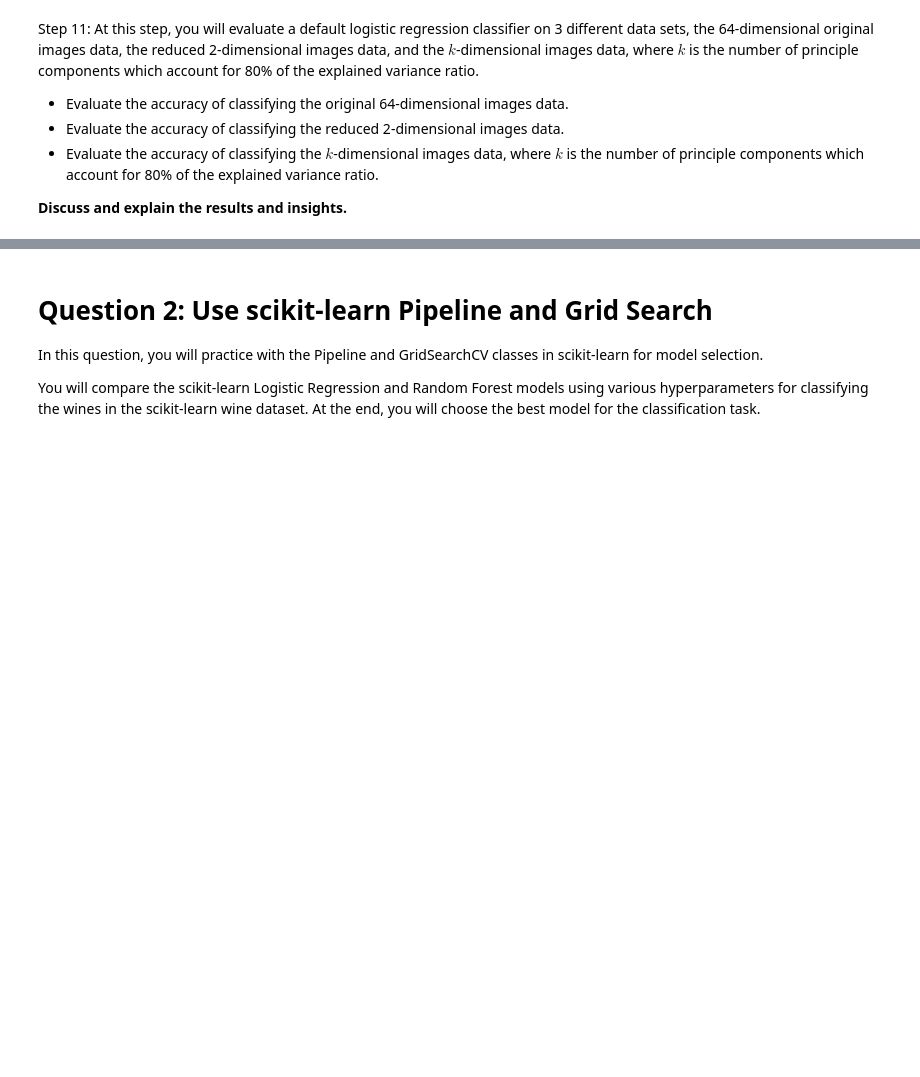
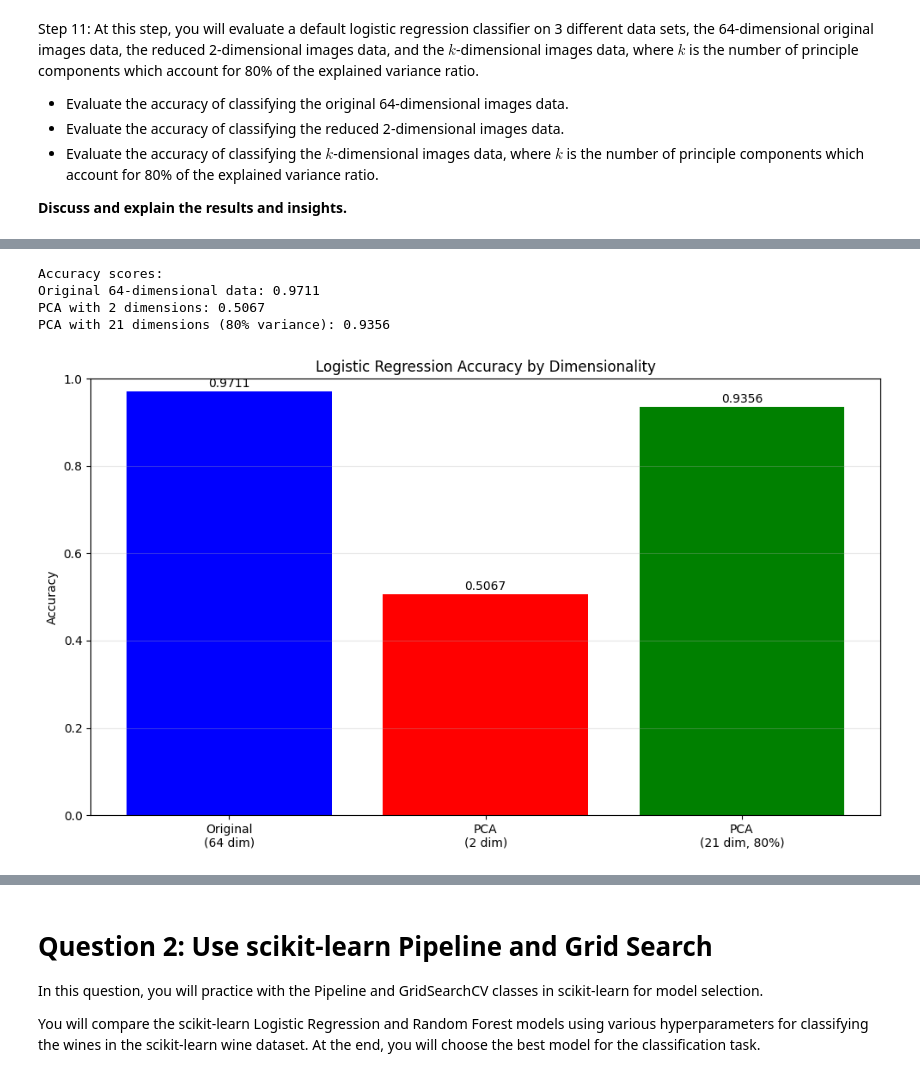
Before and after one commit to Mintass/INFO213, a Jupyter notebook: INFO213_Assignment3.ipynb, the cells around one changed output, grey strips where cells are left out. Cells and saved outputs as stored; diff of their text form; code cells hidden in the pictures; blank space fills up the shorter version.

```diff
--- a/INFO213_Assignment3.ipynb
+++ b/INFO213_Assignment3.ipynb
@@ -64,0 +312,7 @@ Step 11: At this step, you will evaluate a default logistic regression classifie
+# %%
+# 64-dimensional data
+lr_original = LogisticRegression(random_state=42, max_iter=1000)
+lr_original.fit(X_train_std, y_train)
+y_pred_original = lr_original.predict(X_test_std)
+accuracy_original = accuracy_score(y_test, y_pred_original)
+print(classification_report(y_test, y_pred_original))
@@ -64,0 +336,7 @@ Step 11: At this step, you will evaluate a default logistic regression classifie
+# %%
+# 2-dimensional data
+lr_pca_2 = LogisticRegression(random_state=42, max_iter=1000)
+lr_pca_2.fit(X_train_pca, y_train)
+y_pred_pca_2 = lr_pca_2.predict(X_test_pca)
+accuracy_pca_2 = accuracy_score(y_test, y_pred_pca_2)
+print(classification_report(y_test, y_pred_pca_2))
@@ -64,0 +360,7 @@ Step 11: At this step, you will evaluate a default logistic regression classifie
+# %%
+# k-dimensional data
+lr_pca_k = LogisticRegression(random_state=42, max_iter=1000)
+lr_pca_k.fit(X_train_pca_k, y_train)
+y_pred_pca_k = lr_pca_k.predict(X_test_pca_k)
+accuracy_pca_k = accuracy_score(y_test, y_pred_pca_k)
+print(classification_report(y_test, y_pred_pca_k))
@@ -64,0 +384,26 @@ Step 11: At this step, you will evaluate a default logistic regression classifie
+# %%
+# evaluation
+print("\nAccuracy scores:")
+print(f"Original 64-dimensional data: {accuracy_original:.4f}")
+print(f"PCA with 2 dimensions: {accuracy_pca_2:.4f}")
+print(f"PCA with {k} dimensions (80% variance): {accuracy_pca_k:.4f}")
+
+plt.figure(figsize=(10, 6))
+accuracies = [accuracy_original, accuracy_pca_2, accuracy_pca_k]
+labels = [f'Original\n(64 dim)', f'PCA\n(2 dim)', f'PCA\n({k} dim, 80%)']
+plt.bar(labels, accuracies, color=['blue', 'red', 'green'])
+plt.ylabel('Accuracy')
+plt.title('Logistic Regression Accuracy by Dimensionality')
+plt.ylim(0, 1.0)
+plt.grid(axis='y', alpha=0.3)
+for i, acc in enumerate(accuracies):
+    plt.text(i, acc + 0.01, f'{acc:.4f}', ha='center')
+
+plt.tight_layout()
+plt.show()
+# %% [output]
+Accuracy scores:
+Original 64-dimensional data: 0.9711
+PCA with 2 dimensions: 0.5067
+PCA with 21 dimensions (80% variance): 0.9356
+[figure, added]
```
Also changed, not shown: parts of 26 cells of this notebook.
